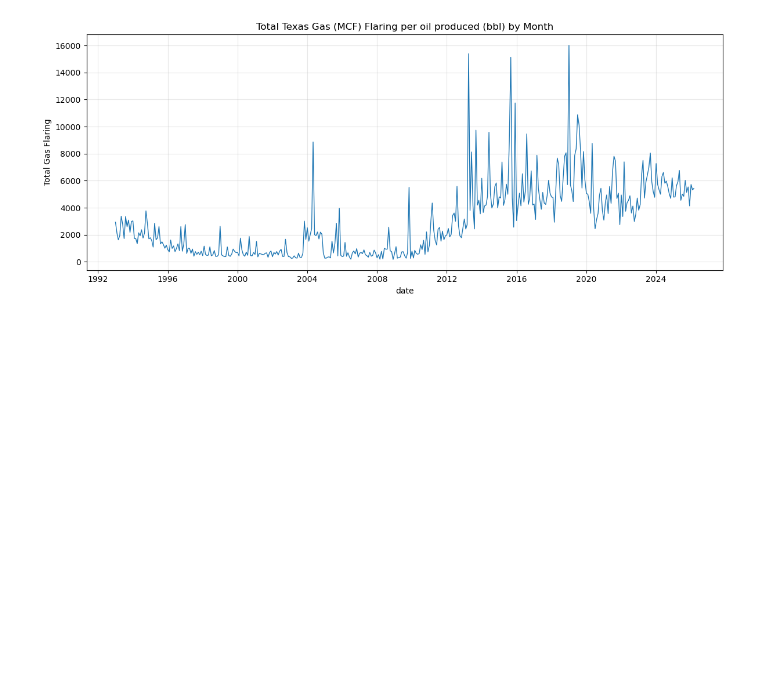
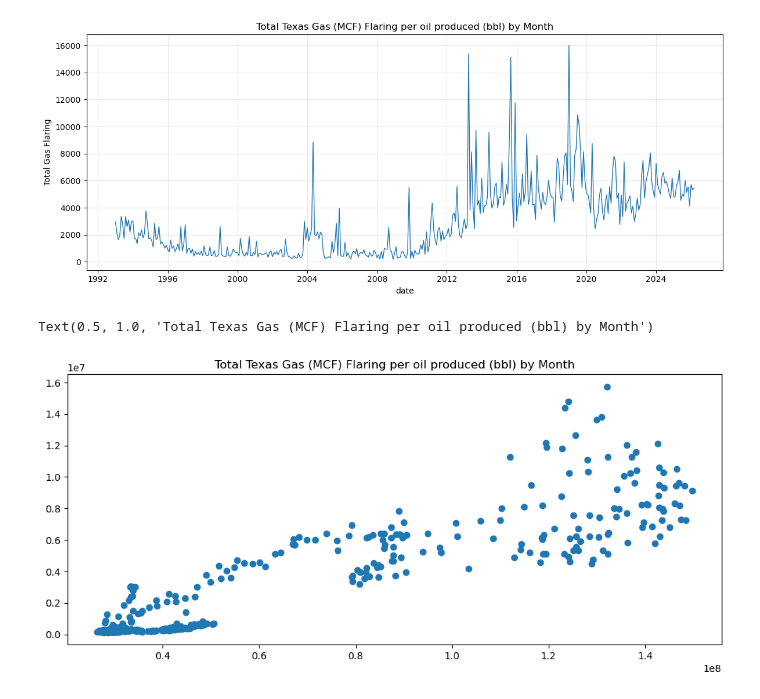
Before and after one commit to Erdos-Projects/summer26-permian-flaring, a Jupyter notebook: visualizations/texas/texas_oil_test_3.ipynb, the cells around one changed output. Cells and saved outputs as stored; diff of their text form; code cells hidden in the pictures; blank space fills up the shorter version.

```diff
--- a/visualizations/texas/texas_oil_test_3.ipynb
+++ b/visualizations/texas/texas_oil_test_3.ipynb
@@ -127,3 +127,12 @@ plt.tight_layout()
 plt.show()
 # %% [output]
 [figure]
+# %%
+plt.figure(figsize=(12, 5))
+
+plt.scatter(group.total_oil,group.total_vented_flared_mcf,linewidth = 1)
+
+plt.title("Total Texas Gas (MCF) Flaring per oil produced (bbl) by Month")
+# %% [output]
+Text(0.5, 1.0, 'Total Texas Gas (MCF) Flaring per oil produced (bbl) by Month')
+[figure, added]
```
Also changed, not shown: 9 other files.
